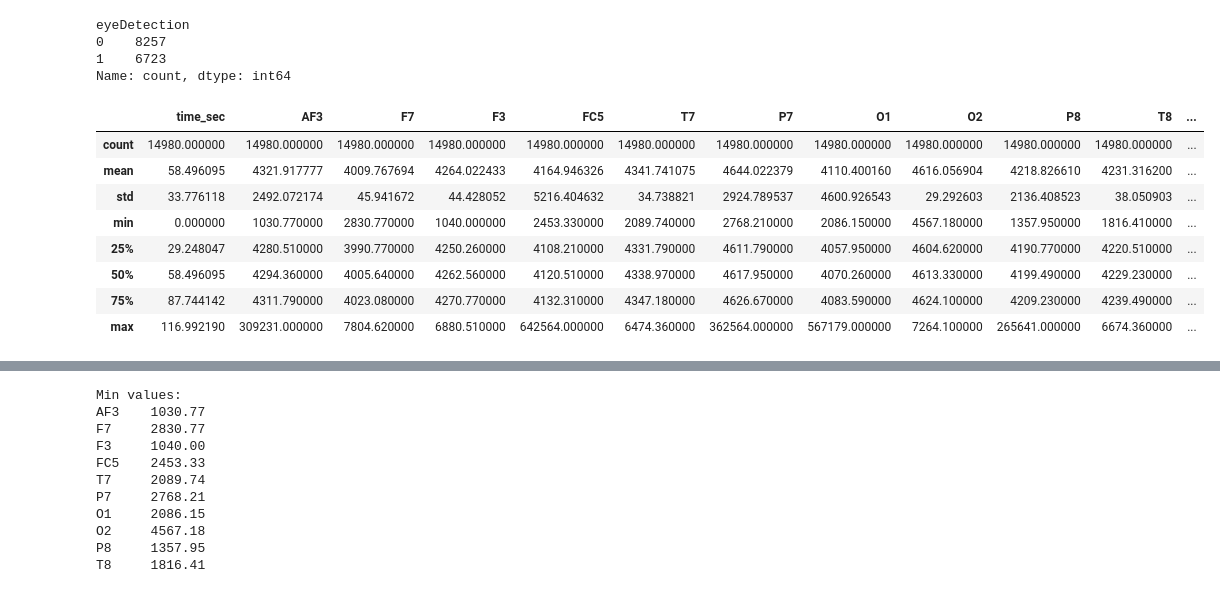
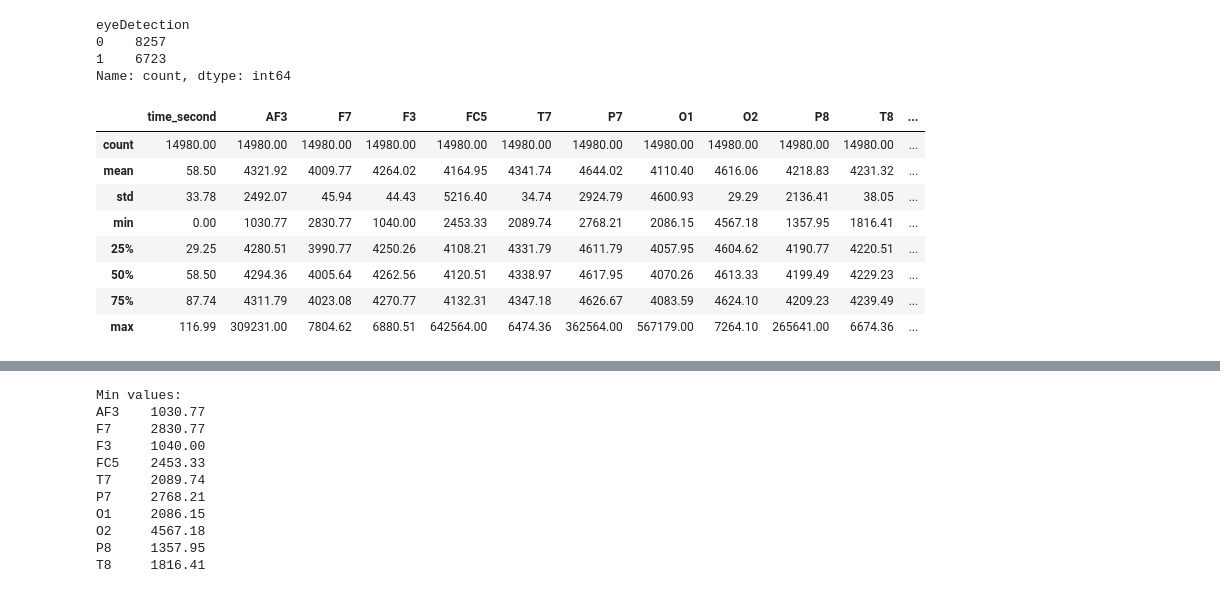
Before and after one commit to Mortti11/Advanced-Data-Analytics-, a Jupyter notebook: Third_assignment/Eeg_Eye_state_classification.ipynb, the cells around one changed output, grey strips where cells are left out. Saved outputs shown, nothing was run; the diff lists cells and outputs as text; code cells hidden in the pictures.

```diff
--- a/Third_assignment/Eeg_Eye_state_classification.ipynb
+++ b/Third_assignment/Eeg_Eye_state_classification.ipynb
@@ -18,6 +37,6 @@ from sklearn.preprocessing import StandardScaler
 # %%
 # The file is in ARFF format, so I use scipy to load it
-data, meta = arff.loadarff(r"EEG_Eye+State.csv")
+data, meta = arff.loadarff(r"Datasets\EEG_Eye+State.csv")
 df = pd.DataFrame(data)
 df['eyeDetection'] = df['eyeDetection'].astype(int)
 df.head()
@@ -31,7 +50,7 @@ df.head()
 # %%
 # i am gonna  create time index from the sampling rate.
 sampling_rate = len(df)/117
-df.insert(0, 'time_sec', np.arange(len(df))/sampling_rate)
+df.insert(0, 'time_second', np.arange(len(df))/sampling_rate)
 # 117 seconds of recording, so the sampling rate is 14980/117 is almost 128 Hz
 # %%
 # Later I need to compare the original and optimized DSs.
@@ -73,14 +90,14 @@ eyeDetection
 1    6723
 Name: count, dtype: int64
 # %%
-df.describe()
+df.describe().round(2)
 # %% [output]
-|  | time_sec | AF3 | F7 | F3 | FC5 | T7 | P7 | O1 | O2 | P8 | T8 | ... |
-| count | 14980.000000 | 14980.000000 | 14980.000000 | 14980.000000 | 14980.000000 | 14980.000000 | 14980.000000 | 14980.000000 | 14980.000000 | 14980.000000 | 14980.000000 | ... |
-| mean | 58.496095 | 4321.917777 | 4009.767694 | 4264.022433 | 4164.946326 | 4341.741075 | 4644.022379 | 4110.400160 | 4616.056904 | 4218.826610 | 4231.316200 | ... |
-| std | 33.776118 | 2492.072174 | 45.941672 | 44.428052 | 5216.404632 | 34.738821 | 2924.789537 | 4600.926543 | 29.292603 | 2136.408523 | 38.050903 | ... |
-| min | 0.000000 | 1030.770000 | 2830.770000 | 1040.000000 | 2453.330000 | 2089.740000 | 2768.210000 | 2086.150000 | 4567.180000 | 1357.950000 | 1816.410000 | ... |
-| 25% | 29.248047 | 4280.510000 | 3990.770000 | 4250.260000 | 4108.210000 | 4331.790000 | 4611.790000 | 4057.950000 | 4604.620000 | 4190.770000 | 4220.510000 | ... |
-| 50% | 58.496095 | 4294.360000 | 4005.640000 | 4262.560000 | 4120.510000 | 4338.970000 | 4617.950000 | 4070.260000 | 4613.330000 | 4199.490000 | 4229.230000 | ... |
-| 75% | 87.744142 | 4311.790000 | 4023.080000 | 4270.770000 | 4132.310000 | 4347.180000 | 4626.670000 | 4083.590000 | 4624.100000 | 4209.230000 | 4239.490000 | ... |
-| max | 116.992190 | 309231.000000 | 7804.620000 | 6880.510000 | 642564.000000 | 6474.360000 | 362564.000000 | 567179.000000 | 7264.100000 | 265641.000000 | 6674.360000 | ... |
+|  | time_second | AF3 | F7 | F3 | FC5 | T7 | P7 | O1 | O2 | P8 | T8 | ... |
+| count | 14980.00 | 14980.00 | 14980.00 | 14980.00 | 14980.00 | 14980.00 | 14980.00 | 14980.00 | 14980.00 | 14980.00 | 14980.00 | ... |
+| mean | 58.50 | 4321.92 | 4009.77 | 4264.02 | 4164.95 | 4341.74 | 4644.02 | 4110.40 | 4616.06 | 4218.83 | 4231.32 | ... |
+| std | 33.78 | 2492.07 | 45.94 | 44.43 | 5216.40 | 34.74 | 2924.79 | 4600.93 | 29.29 | 2136.41 | 38.05 | ... |
+| min | 0.00 | 1030.77 | 2830.77 | 1040.00 | 2453.33 | 2089.74 | 2768.21 | 2086.15 | 4567.18 | 1357.95 | 1816.41 | ... |
+| 25% | 29.25 | 4280.51 | 3990.77 | 4250.26 | 4108.21 | 4331.79 | 4611.79 | 4057.95 | 4604.62 | 4190.77 | 4220.51 | ... |
+| 50% | 58.50 | 4294.36 | 4005.64 | 4262.56 | 4120.51 | 4338.97 | 4617.95 | 4070.26 | 4613.33 | 4199.49 | 4229.23 | ... |
+| 75% | 87.74 | 4311.79 | 4023.08 | 4270.77 | 4132.31 | 4347.18 | 4626.67 | 4083.59 | 4624.10 | 4209.23 | 4239.49 | ... |
+| max | 116.99 | 309231.00 | 7804.62 | 6880.51 | 642564.00 | 6474.36 | 362564.00 | 567179.00 | 7264.10 | 265641.00 | 6674.36 | ... |
```
Also changed, not shown: parts of 71 cells of this notebook, 3 other files.
